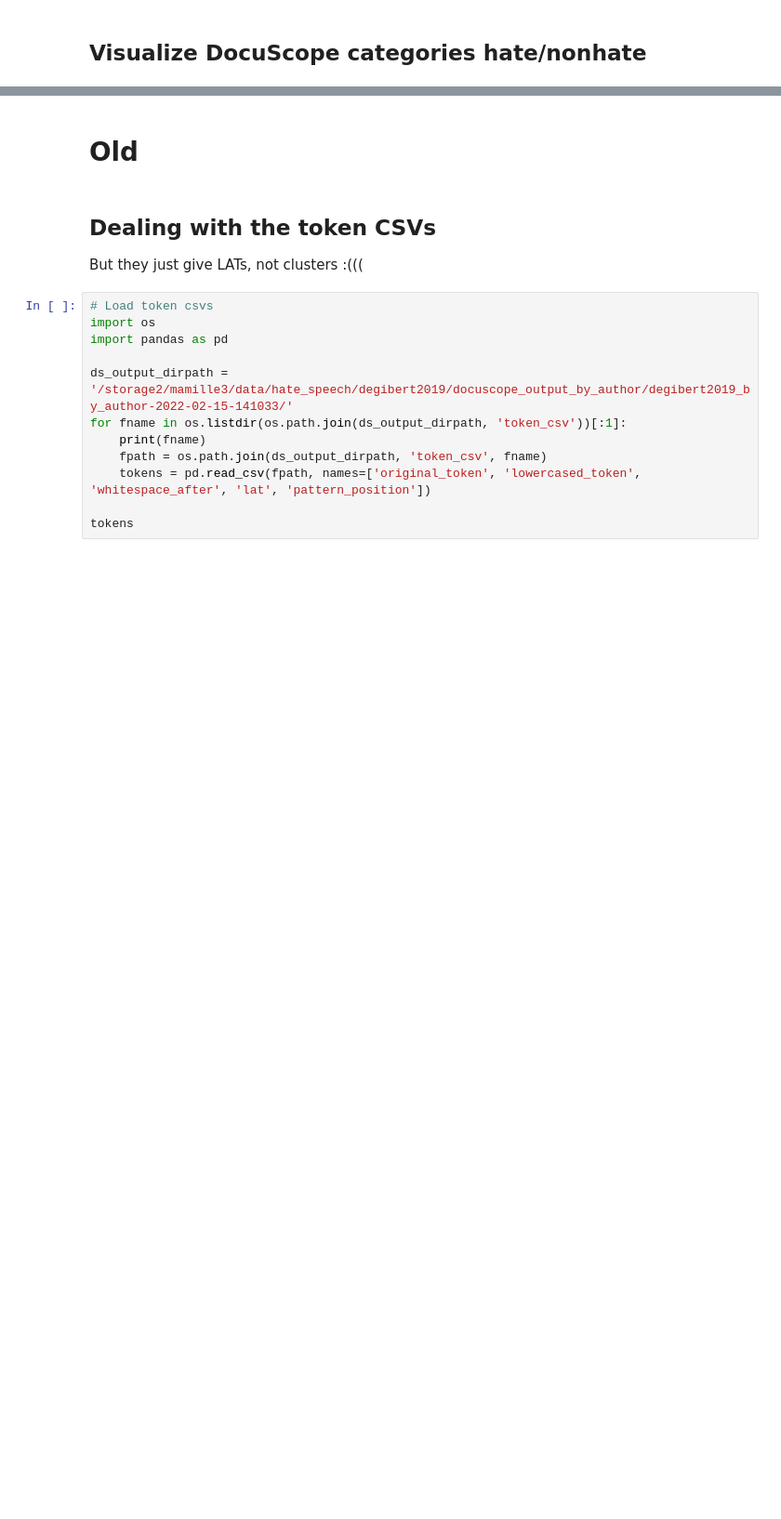
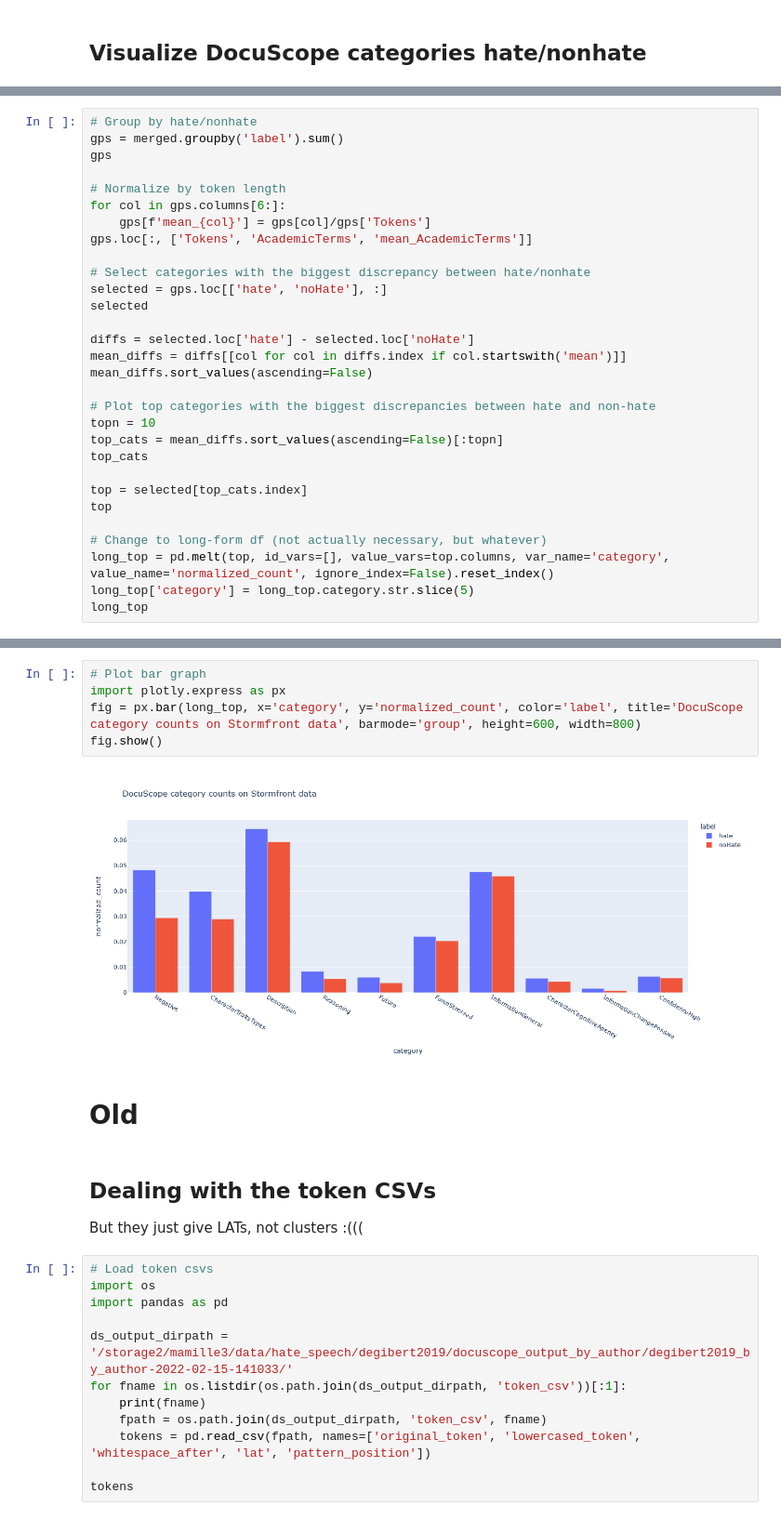
Before and after one commit to michaelmilleryoder/hate_speech_rhetoric, a Jupyter notebook: jupyter/docuscope_output.ipynb, the cells around one changed output, grey strips where cells are left out. Shown at 93% size. Drawn from its saved outputs; the diff is of its cells as text; blank space fills up the shorter version.

Commit message:
DocuScope visualizations

```diff
--- a/jupyter/docuscope_output.ipynb
+++ b/jupyter/docuscope_output.ipynb
@@ -116,0 +50,30 @@ gps.loc[:, ['Tokens', 'AcademicTerms', 'mean_AcademicTerms']]
+# %%
+# Group by hate/nonhate
+gps = merged.groupby('label').sum()
+gps
+
+# Normalize by token length
+for col in gps.columns[6:]:
+    gps[f'mean_{col}'] = gps[col]/gps['Tokens']
+gps.loc[:, ['Tokens', 'AcademicTerms', 'mean_AcademicTerms']]
+
+# Select categories with the biggest discrepancy between hate/nonhate
+selected = gps.loc[['hate', 'noHate'], :]
+selected
+
+diffs = selected.loc['hate'] - selected.loc['noHate']
+mean_diffs = diffs[[col for col in diffs.index if col.startswith('mean')]]
+mean_diffs.sort_values(ascending=False)
+
+# Plot top categories with the biggest discrepancies between hate and non-hate
+topn = 10
+top_cats = mean_diffs.sort_values(ascending=False)[:topn]
+top_cats
+
+top = selected[top_cats.index]
+top
+
+# Change to long-form df (not actually necessary, but whatever)
+long_top = pd.melt(top, id_vars=[], value_vars=top.columns, var_name='category', value_name='normalized_count', ignore_index=False).reset_index()
+long_top['category'] = long_top.category.str.slice(5)
+long_top
@@ -117,3 +98,10 @@ gps.loc[:, ['Tokens', 'AcademicTerms', 'mean_AcademicTerms']]
+# %%
+# Plot bar graph
+import plotly.express as px
+fig = px.bar(long_top, x='category', y='normalized_count', color='label', title='DocuScope category counts on Stormfront data', barmode='group', height=600, width=800)
+fig.show()
+# %% [output]
+[figure, added]
 # %% [markdown]
 # Old
 # %% [markdown]
```
Also changed, not shown: parts of 11 cells of this notebook.
